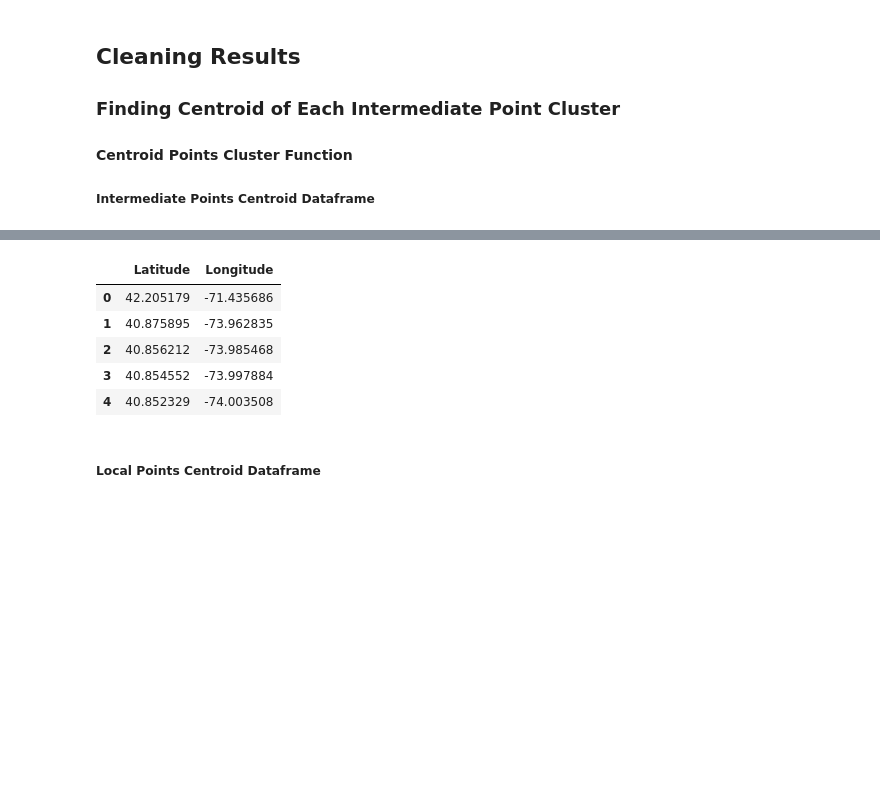
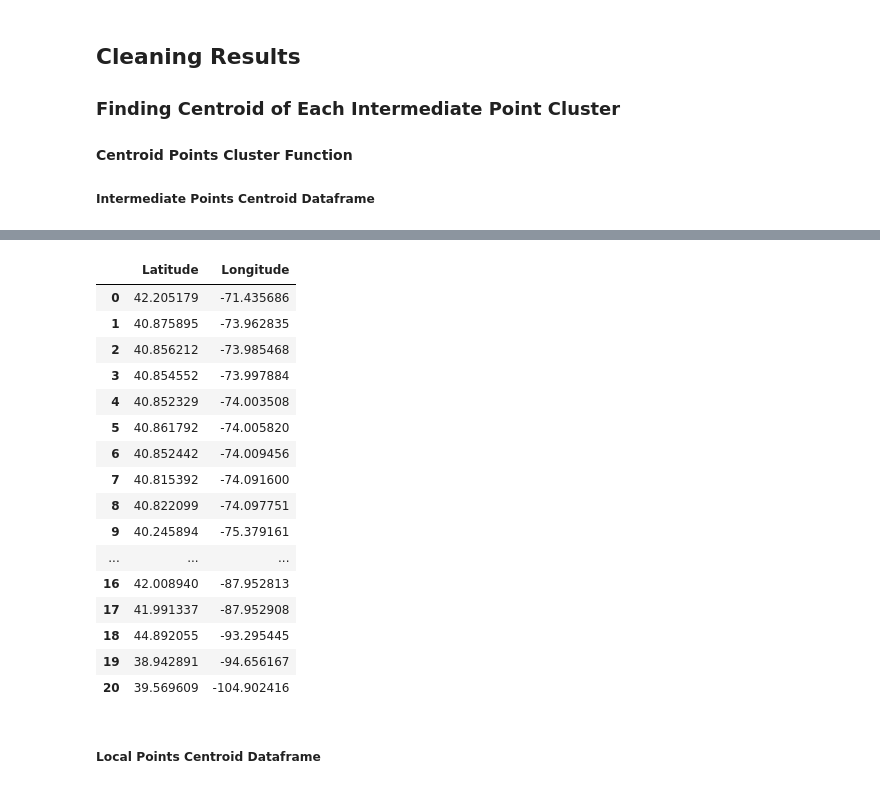
Before and after one commit to voxxtelum/penitent_nomad, a Jupyter notebook: jupyter/nomad_clusters.ipynb, the cells around one changed output, grey strips where cells are left out. Saved outputs shown, nothing was run; the diff lists cells and outputs as text; code cells hidden in the pictures; blank space fills up the shorter version.

```diff
--- a/jupyter/nomad_clusters.ipynb
+++ b/jupyter/nomad_clusters.ipynb
@@ -134,0 +122,3 @@ stores_dataframe_d = stores_dataframe_c.to_dict("records")
+# %%
+stores_dataframe_d = stores_dataframe_c[stores_dataframe_c["enabled"] == True]
+stores_dataframe_d = stores_dataframe_d.to_dict("records")
@@ -298,7 +296,7 @@ intermediate_points_centroids = centroid_points_cluster(intermediate_points)
 intermediate_points_centroids_dataframe = pd.DataFrame(
     intermediate_points_centroids, columns=["Latitude", "Longitude"]
 )
-# intermediate_points_centroids_dataframe.to_clipboard()
+intermediate_points_centroids_dataframe.to_clipboard()
 logger.debug(f"({len(intermediate_points_centroids_dataframe.index)}) Points Found")
-intermediate_points_centroids_dataframe.head()
+intermediate_points_centroids_dataframe
 # %% [output]
@@ -306,9 +304,20 @@ intermediate_points_centroids_dataframe.head()
 |  | Latitude | Longitude |
 | 0 | 42.205179 | -71.435686 |
 | 1 | 40.875895 | -73.962835 |
 | 2 | 40.856212 | -73.985468 |
 | 3 | 40.854552 | -73.997884 |
 | 4 | 40.852329 | -74.003508 |
+| 5 | 40.861792 | -74.005820 |
+| 6 | 40.852442 | -74.009456 |
+| 7 | 40.815392 | -74.091600 |
+| 8 | 40.822099 | -74.097751 |
+| 9 | 40.245894 | -75.379161 |
+| ... | ... | ... |
+| 16 | 42.008940 | -87.952813 |
+| 17 | 41.991337 | -87.952908 |
+| 18 | 44.892055 | -93.295445 |
+| 19 | 38.942891 | -94.656167 |
+| 20 | 39.569609 | -104.902416 |
 # %% [markdown]
 ##### Local Points Centroid Dataframe
 # %%
```
Also changed, not shown: parts of 11 cells of this notebook, 3 other files.
